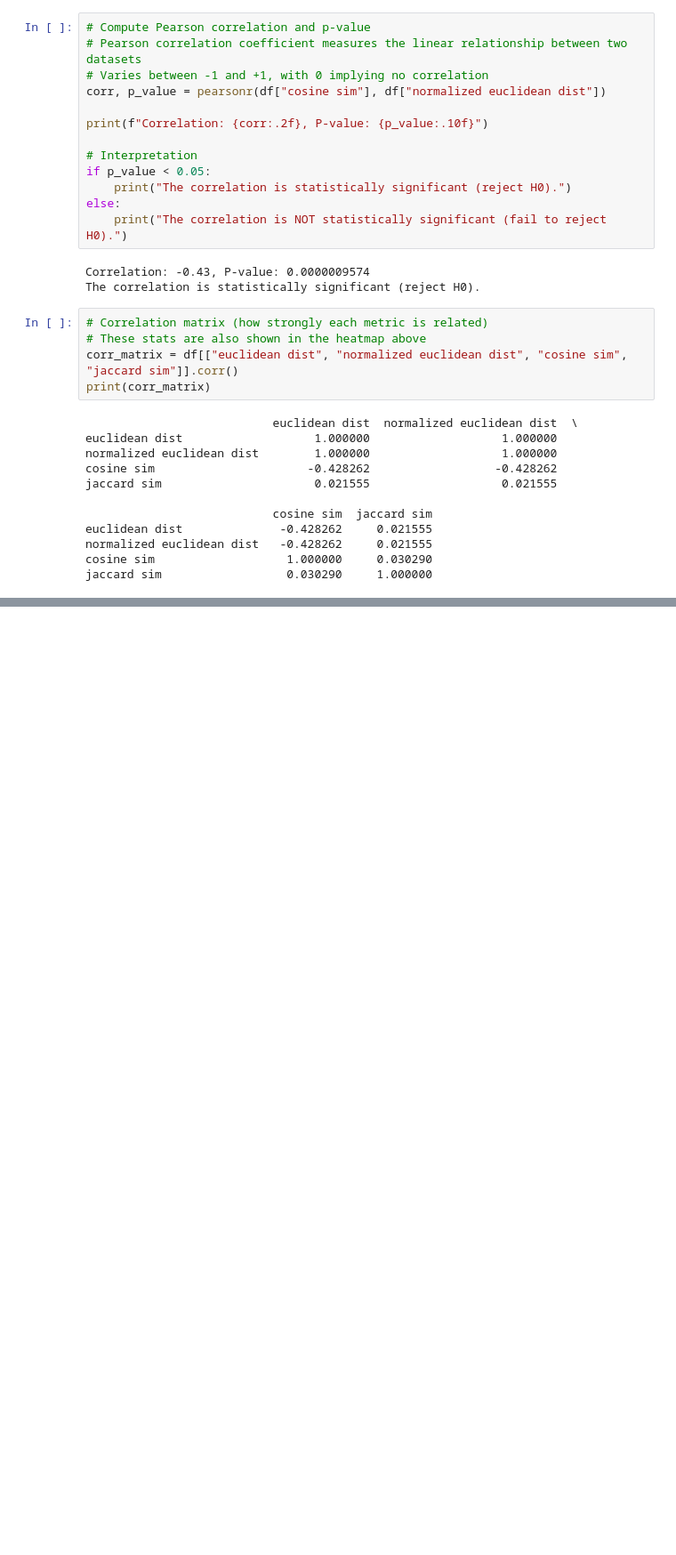
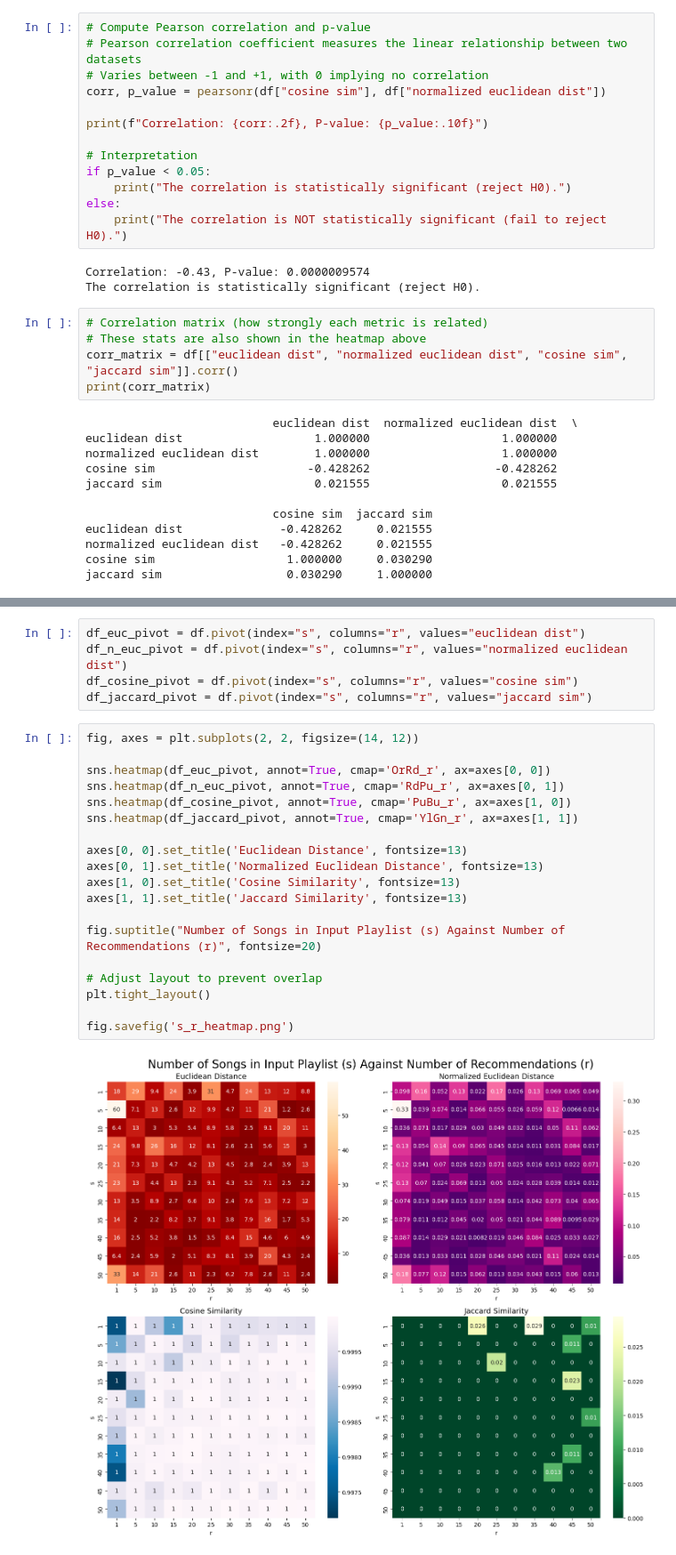
Before and after one commit to lilylogan/cs453_project, a Jupyter notebook: similarities_stats_visuals.ipynb, the cells around one changed output, grey strips where cells are left out. Shown: that part at 89% size. Drawn from its saved outputs; the diff is of its cells as text; blank space fills up the shorter version.

Commit message:
s vs r heatmaps

```diff
--- a/similarities_stats_visuals.ipynb
+++ b/similarities_stats_visuals.ipynb
@@ -184,0 +197,26 @@ T-test Statistic: 228.4243, P-value: 0.0000
+# %%
+df_euc_pivot = df.pivot(index="s", columns="r", values="euclidean dist")
+df_n_euc_pivot = df.pivot(index="s", columns="r", values="normalized euclidean dist")
+df_cosine_pivot = df.pivot(index="s", columns="r", values="cosine sim")
+df_jaccard_pivot = df.pivot(index="s", columns="r", values="jaccard sim")
+# %%
+fig, axes = plt.subplots(2, 2, figsize=(14, 12))
+
+sns.heatmap(df_euc_pivot, annot=True, cmap='OrRd_r', ax=axes[0, 0])
+sns.heatmap(df_n_euc_pivot, annot=True, cmap='RdPu_r', ax=axes[0, 1])
+sns.heatmap(df_cosine_pivot, annot=True, cmap='PuBu_r', ax=axes[1, 0])
+sns.heatmap(df_jaccard_pivot, annot=True, cmap='YlGn_r', ax=axes[1, 1])
+
+axes[0, 0].set_title('Euclidean Distance', fontsize=13)
+axes[0, 1].set_title('Normalized Euclidean Distance', fontsize=13)
+axes[1, 0].set_title('Cosine Similarity', fontsize=13)
+axes[1, 1].set_title('Jaccard Similarity', fontsize=13)
+
+fig.suptitle("Number of Songs in Input Playlist (s) Against Number of Recommendations (r)", fontsize=20)
+
+# Adjust layout to prevent overlap
+plt.tight_layout()
+
+fig.savefig('s_r_heatmap.png')
+# %% [output]
+[figure, added]
```
Also changed, not shown: parts of 5 cells of this notebook.
